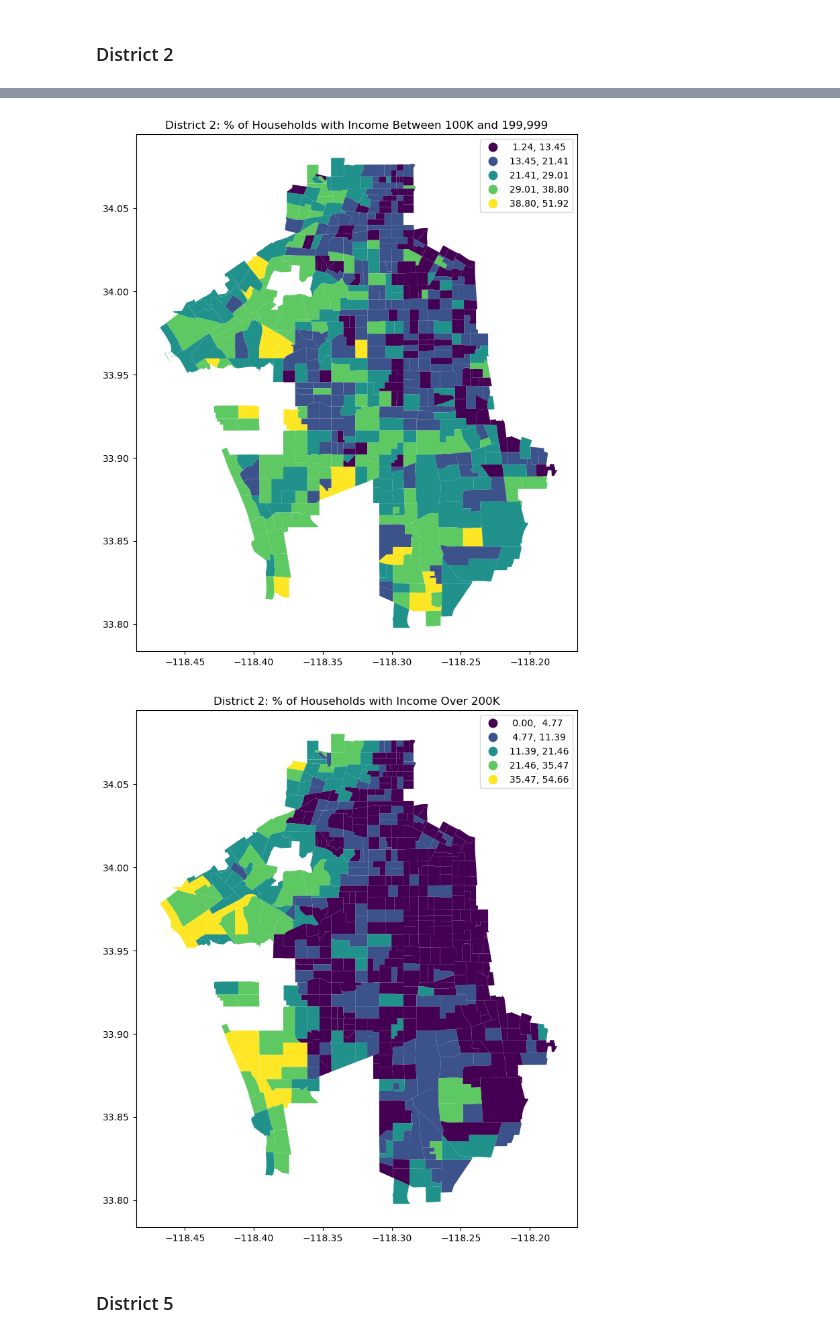
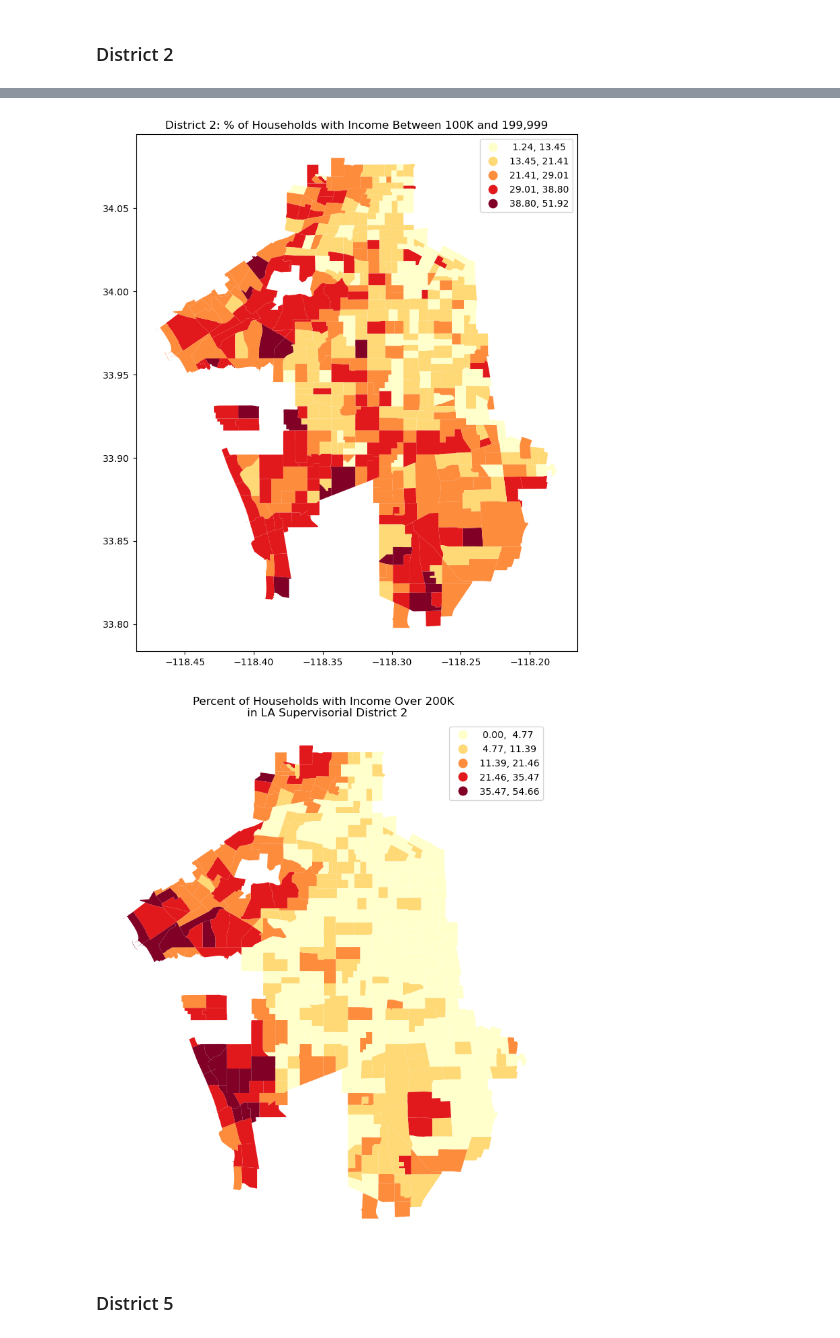
Before and after one commit to chana5/up221-annie, a Jupyter notebook: Week07/income-static-maps.ipynb, the cells around one changed output, grey strips where cells are left out. Saved outputs shown, nothing was run; the diff lists cells and outputs as text; code cells hidden in the pictures.

```diff
--- a/Week07/income-static-maps.ipynb
+++ b/Week07/income-static-maps.ipynb
@@ -488,24 +491,27 @@ plt.show()
 ax = tracts_income[tracts_income['DIST_SUP']==2].plot(figsize=(12,10),
                             column='HH_100K_To_199999_PCT',
                  legend=True,
+                                                      cmap = 'YlOrRd',
                  scheme='NaturalBreaks')
 ax.set_title('District 2: % of Households with Income Between 100K and 199,999')
 
 #plt.savefig('D2_Parks_HH_100K_To_199999_PCT.jpg') #some weird quirk where you have to save before you show the plot
 plt.show()
 # %% [output]
-[figure, old version]
+[figure, new version]
 # %%
 ax = tracts_income[tracts_income['DIST_SUP']==2].plot(figsize=(12,10),
                             column='HH_200K_Or_More_PCT',
                  legend=True,
+                                                      cmap = 'YlOrRd',
                  scheme='NaturalBreaks')
-ax.set_title('District 2: % of Households with Income Over 200K')
+ax.set_title('Percent of Households with Income Over 200K \n in LA Supervisorial District 2')
+ax.axis('off')
 
-#plt.savefig('D2_Parks_HH_200K_Or_More_PCT.jpg') #some weird quirk where you have to save before you show the plot
+plt.savefig('D2_HH_200K_Or_More_PCT.jpg') #some weird quirk where you have to save before you show the plot
 plt.show()
 # %% [output]
-[figure, old version]
+[figure, new version]
 # %% [markdown]
 ### District 5
 # %%
```
Also changed, not shown: parts of 9 cells of this notebook, 15 other files.
